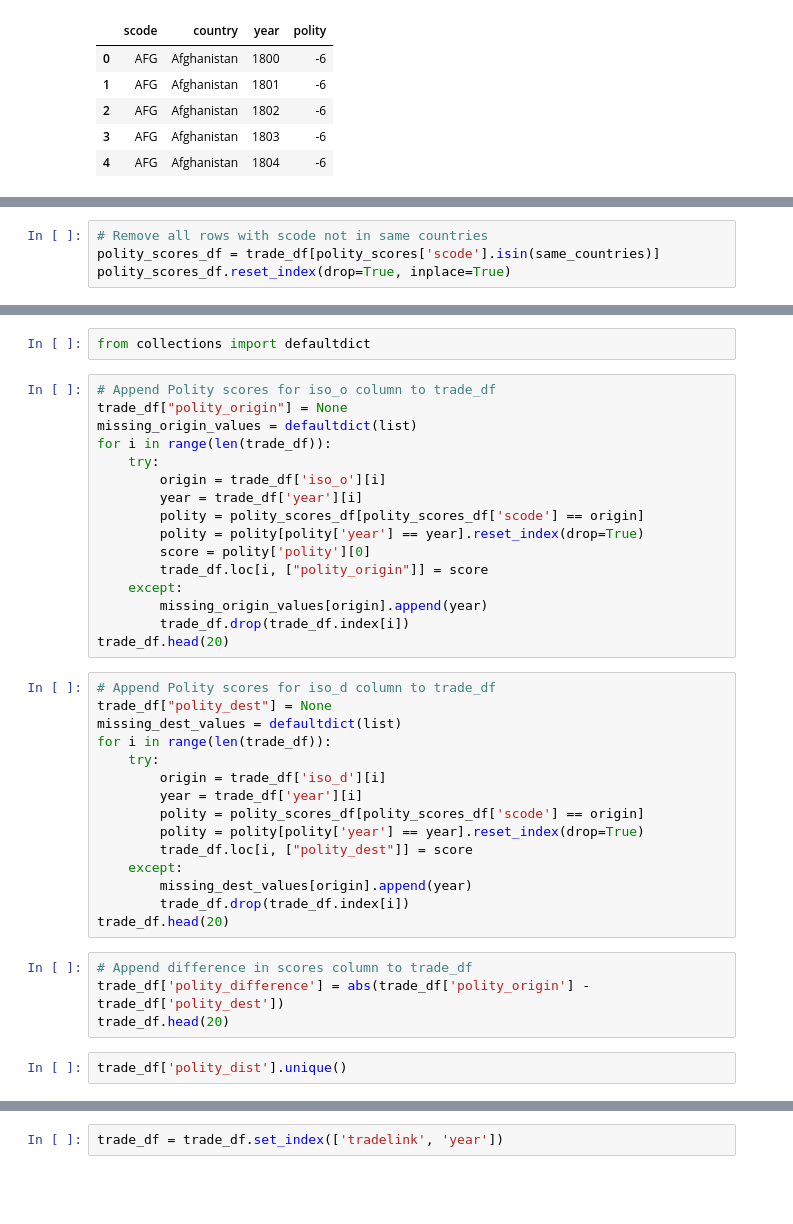
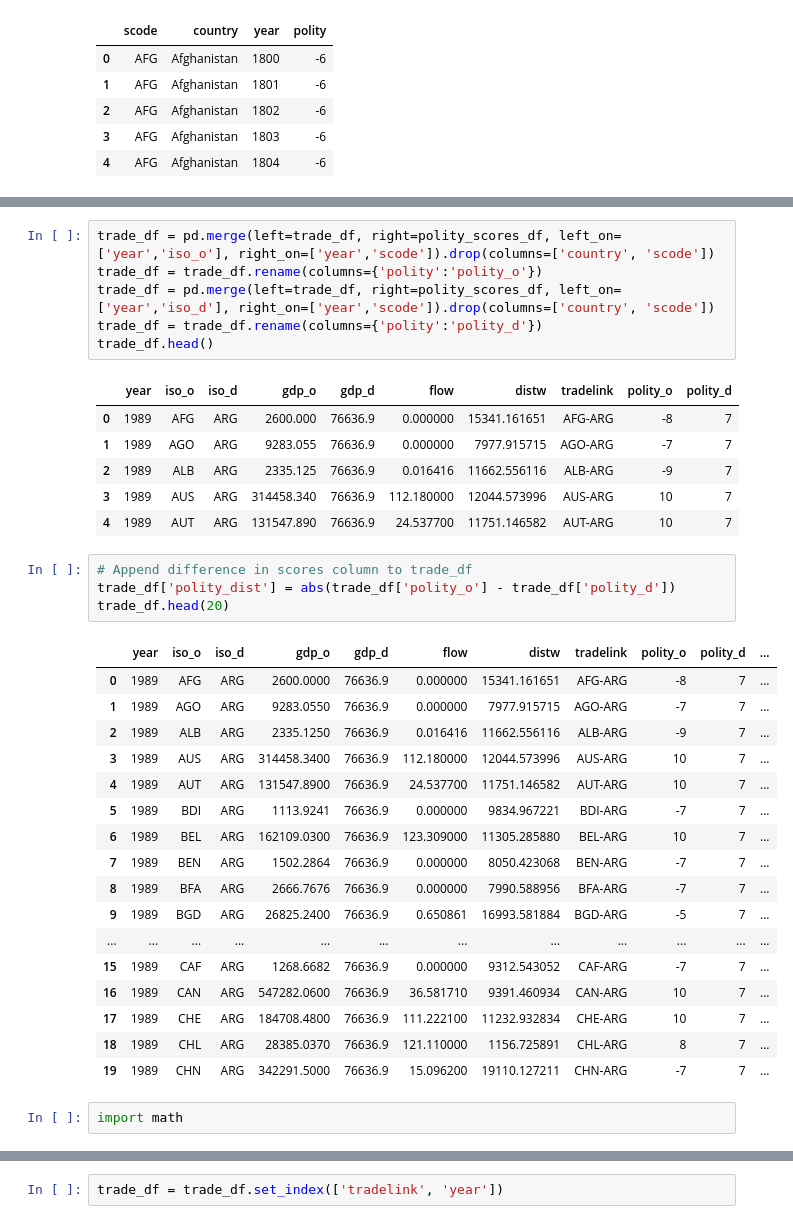
Before and after one commit to topher-lo/tradeflow-polity, a Jupyter notebook: clean.ipynb, the cells around one changed output, grey strips where cells are left out. Saved outputs shown, nothing was run; the diff lists cells and outputs as text; blank space fills up the shorter version.

Commit message:
Merge not for loop for insertion from one df to another
Former-commit-id: e89536dfa1296cdcd3d7c270c42ee072353e66f6

```diff
--- a/clean.ipynb
+++ b/clean.ipynb
@@ -89,7 +73,3 @@ trade_df.reset_index(drop=True, inplace=True)
-# %%
-# Remove all rows with scode not in same countries
-polity_scores_df = trade_df[polity_scores['scode'].isin(same_countries)]
-polity_scores_df.reset_index(drop=True, inplace=True)
 # %%
 trade_df.describe()
 # %% [output]
@@ -104,43 +84,41 @@ trade_df.describe()
 | max | 2006.000000 | 1.320182e+07 | 1.320182e+07 | 348420.600000 | 19650.127278 |
-# %%
-from collections import defaultdict
-# %%
-# Append Polity scores for iso_o column to trade_df
-trade_df["polity_origin"] = None
-missing_origin_values = defaultdict(list)
-for i in range(len(trade_df)):
-    try:
-        origin = trade_df['iso_o'][i]
-        year = trade_df['year'][i]
-        polity = polity_scores_df[polity_scores_df['scode'] == origin]
-        polity = polity[polity['year'] == year].reset_index(drop=True)
-        score = polity['polity'][0]
-        trade_df.loc[i, ["polity_origin"]] = score
-    except:
-        missing_origin_values[origin].append(year)
-        trade_df.drop(trade_df.index[i])
-trade_df.head(20)
-# %%
-# Append Polity scores for iso_d column to trade_df
-trade_df["polity_dest"] = None
-missing_dest_values = defaultdict(list)
-for i in range(len(trade_df)):
-    try:
-        origin = trade_df['iso_d'][i]
-        year = trade_df['year'][i]
-        polity = polity_scores_df[polity_scores_df['scode'] == origin]
-        polity = polity[polity['year'] == year].reset_index(drop=True)
-        trade_df.loc[i, ["polity_dest"]] = score
-    except:
-        missing_dest_values[origin].append(year)
-        trade_df.drop(trade_df.index[i])
-trade_df.head(20)
+# %%
+trade_df = pd.merge(left=trade_df, right=polity_scores_df, left_on=['year','iso_o'], right_on=['year','scode']).drop(columns=['country', 'scode'])
+trade_df = trade_df.rename(columns={'polity':'polity_o'})
+trade_df = pd.merge(left=trade_df, right=polity_scores_df, left_on=['year','iso_d'], right_on=['year','scode']).drop(columns=['country', 'scode'])
+trade_df = trade_df.rename(columns={'polity':'polity_d'})
+trade_df.head()
+# %% [output]
+|  | year | iso_o | iso_d | gdp_o | gdp_d | flow | distw | tradelink | polity_o | polity_d |
+| 0 | 1989 | AFG | ARG | 2600.000 | 76636.9 | 0.000000 | 15341.161651 | AFG-ARG | -8 | 7 |
+| 1 | 1989 | AGO | ARG | 9283.055 | 76636.9 | 0.000000 | 7977.915715 | AGO-ARG | -7 | 7 |
+| 2 | 1989 | ALB | ARG | 2335.125 | 76636.9 | 0.016416 | 11662.556116 | ALB-ARG | -9 | 7 |
+| 3 | 1989 | AUS | ARG | 314458.340 | 76636.9 | 112.180000 | 12044.573996 | AUS-ARG | 10 | 7 |
+| 4 | 1989 | AUT | ARG | 131547.890 | 76636.9 | 24.537700 | 11751.146582 | AUT-ARG | 10 | 7 |
 # %%
 # Append difference in scores column to trade_df
-trade_df['polity_difference'] = abs(trade_df['polity_origin'] - trade_df['polity_dest'])
+trade_df['polity_dist'] = abs(trade_df['polity_o'] - trade_df['polity_d'])
 trade_df.head(20)
+# %% [output]
+|  | year | iso_o | iso_d | gdp_o | gdp_d | flow | distw | tradelink | polity_o | polity_d | ... |
+| 0 | 1989 | AFG | ARG | 2600.0000 | 76636.9 | 0.000000 | 15341.161651 | AFG-ARG | -8 | 7 | ... |
+| 1 | 1989 | AGO | ARG | 9283.0550 | 76636.9 | 0.000000 | 7977.915715 | AGO-ARG | -7 | 7 | ... |
+| 2 | 1989 | ALB | ARG | 2335.1250 | 76636.9 | 0.016416 | 11662.556116 | ALB-ARG | -9 | 7 | ... |
+| 3 | 1989 | AUS | ARG | 314458.3400 | 76636.9 | 112.180000 | 12044.573996 | AUS-ARG | 10 | 7 | ... |
+| 4 | 1989 | AUT | ARG | 131547.8900 | 76636.9 | 24.537700 | 11751.146582 | AUT-ARG | 10 | 7 | ... |
+| 5 | 1989 | BDI | ARG | 1113.9241 | 76636.9 | 0.000000 | 9834.967221 | BDI-ARG | -7 | 7 | ... |
+| 6 | 1989 | BEL | ARG | 162109.0300 | 76636.9 | 123.309000 | 11305.285880 | BEL-ARG | 10 | 7 | ... |
+| 7 | 1989 | BEN | ARG | 1502.2864 | 76636.9 | 0.000000 | 8050.423068 | BEN-ARG | -7 | 7 | ... |
+| 8 | 1989 | BFA | ARG | 2666.7676 | 76636.9 | 0.000000 | 7990.588956 | BFA-ARG | -7 | 7 | ... |
+| 9 | 1989 | BGD | ARG | 26825.2400 | 76636.9 | 0.650861 | 16993.581884 | BGD-ARG | -5 | 7 | ... |
+| ... | ... | ... | ... | ... | ... | ... | ... | ... | ... | ... | ... |
+| 15 | 1989 | CAF | ARG | 1268.6682 | 76636.9 | 0.000000 | 9312.543052 | CAF-ARG | -7 | 7 | ... |
+| 16 | 1989 | CAN | ARG | 547282.0600 | 76636.9 | 36.581710 | 9391.460934 | CAN-ARG | 10 | 7 | ... |
+| 17 | 1989 | CHE | ARG | 184708.4800 | 76636.9 | 111.222100 | 11232.932834 | CHE-ARG | 10 | 7 | ... |
+| 18 | 1989 | CHL | ARG | 28385.0370 | 76636.9 | 121.110000 | 1156.725891 | CHL-ARG | 8 | 7 | ... |
+| 19 | 1989 | CHN | ARG | 342291.5000 | 76636.9 | 15.096200 | 19110.127211 | CHN-ARG | -7 | 7 | ... |
-# %%
-trade_df['polity_dist'].unique()
+# %%
+import math
 # %%
 trade_df['log_gdp_o'] = np.log(trade_df.gdp_o)
 trade_df['log_gdp_d'] = np.log(trade_df.gdp_d)
```
Also changed, not shown: parts of 13 cells of this notebook, 1 other file.
